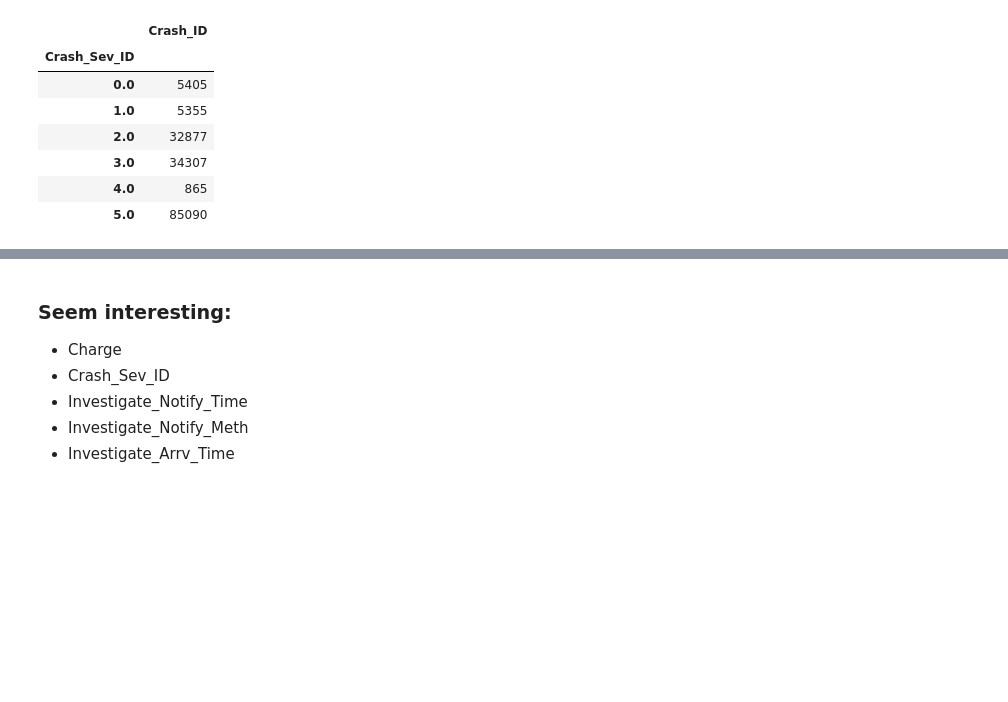
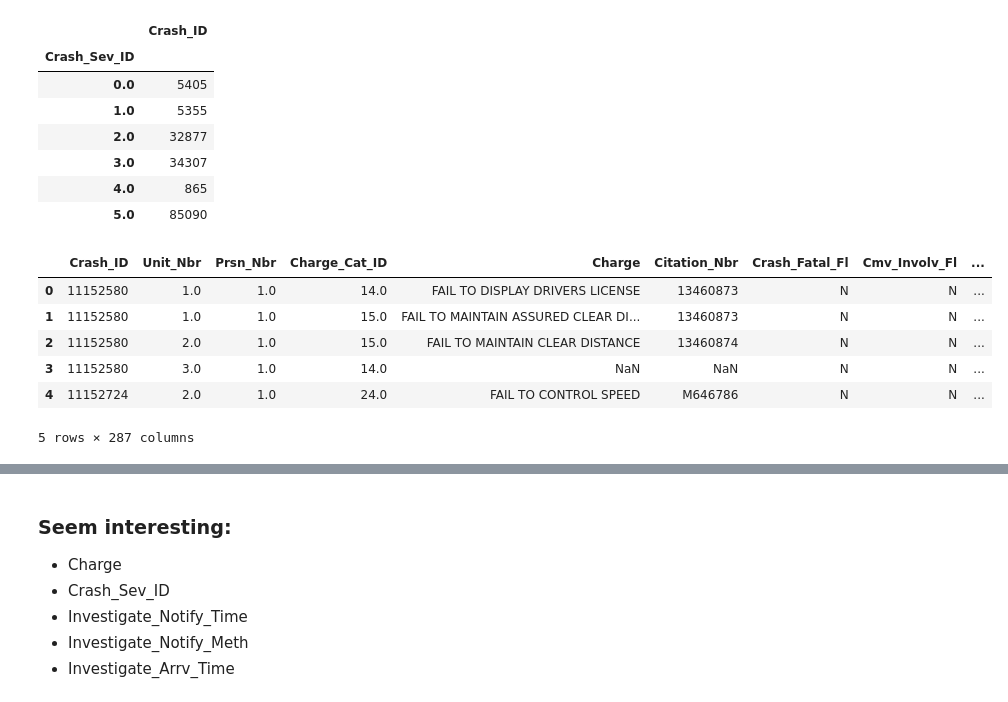
Before and after one commit to mtzaperas/capstone, a Jupyter notebook: Traffic_EDA.ipynb, the cells around one changed output, grey strips where cells are left out. Cells and saved outputs as stored; diff of their text form; code cells hidden in the pictures; blank space fills up the shorter version.

```diff
--- a/Traffic_EDA.ipynb
+++ b/Traffic_EDA.ipynb
@@ -225,2 +224,12 @@ killed = join[join['Crash_Sev_ID'] == 4].loc[:,['Crash_Date', 'Crash_Time', 'Rpt
+# %%
+join.head()
+# %% [output]
+|  | Crash_ID | Unit_Nbr | Prsn_Nbr | Charge_Cat_ID | Charge | Citation_Nbr | Crash_Fatal_Fl | Cmv_Involv_Fl | ... |
+| 0 | 11152580 | 1.0 | 1.0 | 14.0 | FAIL TO DISPLAY DRIVERS LICENSE | 13460873 | N | N | ... |
+| 1 | 11152580 | 1.0 | 1.0 | 15.0 | FAIL TO MAINTAIN ASSURED CLEAR DI... | 13460873 | N | N | ... |
+| 2 | 11152580 | 2.0 | 1.0 | 15.0 | FAIL TO MAINTAIN CLEAR DISTANCE | 13460874 | N | N | ... |
+| 3 | 11152580 | 3.0 | 1.0 | 14.0 | NaN | NaN | N | N | ... |
+| 4 | 11152724 | 2.0 | 1.0 | 24.0 | FAIL TO CONTROL SPEED | M646786 | N | N | ... |
+5 rows × 287 columns
 # %%
 killed_mini = killed.dropna()
```
Also changed, not shown: parts of 8 cells of this notebook.
